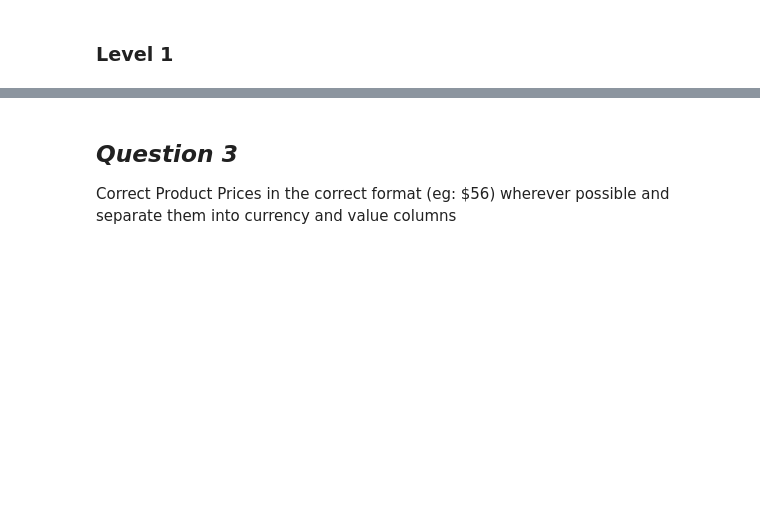
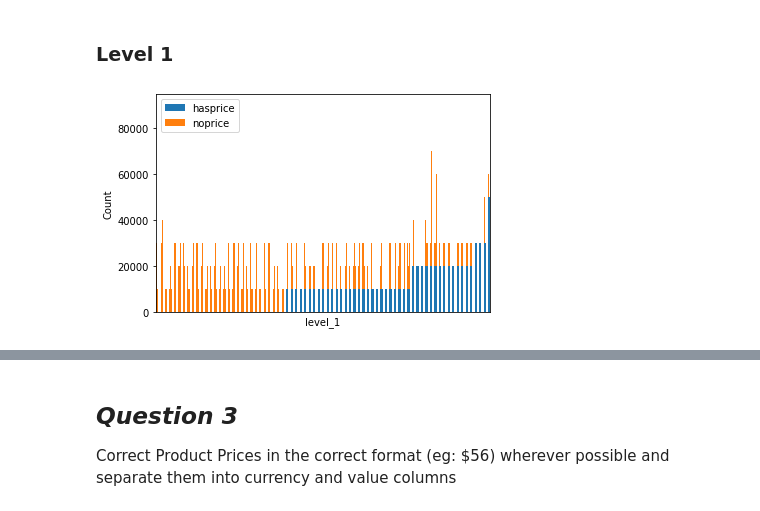
Before and after one commit to PrithviK21/BeZen-assignment, a Jupyter notebook: analyse_data.ipynb, the cells around one changed output, grey strips where cells are left out. Drawn from its saved outputs; the diff is of its cells as text; code cells hidden in the pictures; blank space fills up the shorter version.

```diff
--- a/analyse_data.ipynb
+++ b/analyse_data.ipynb
@@ -152,0 +148,4 @@ noprice_level1
+# %%
+noprice_level1, hasprice_level1 = count_prods('level_1')
+# %% [output]
+[figure, added]
```
Also changed, not shown: parts of 37 cells of this notebook, 1 other file.
